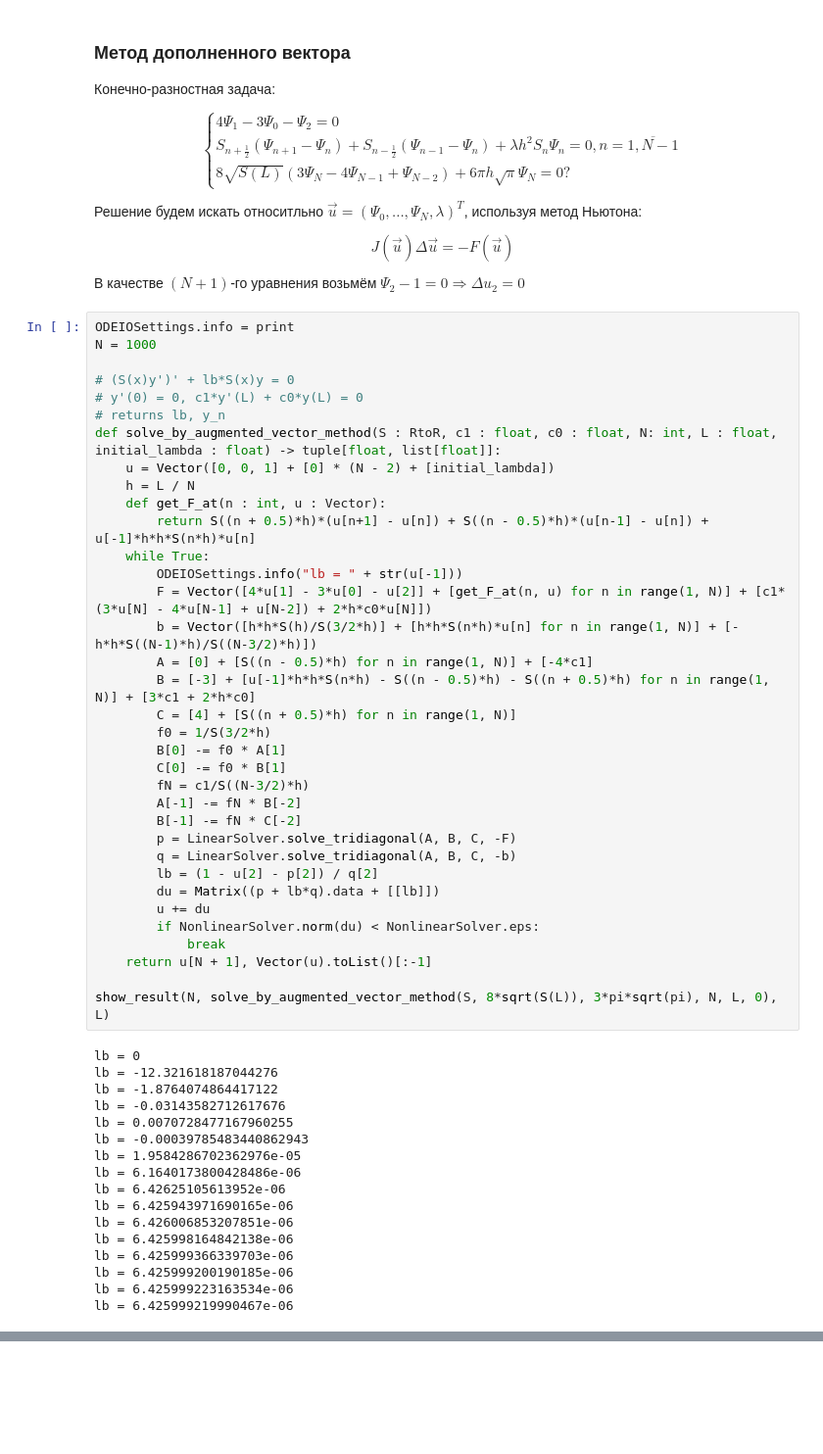
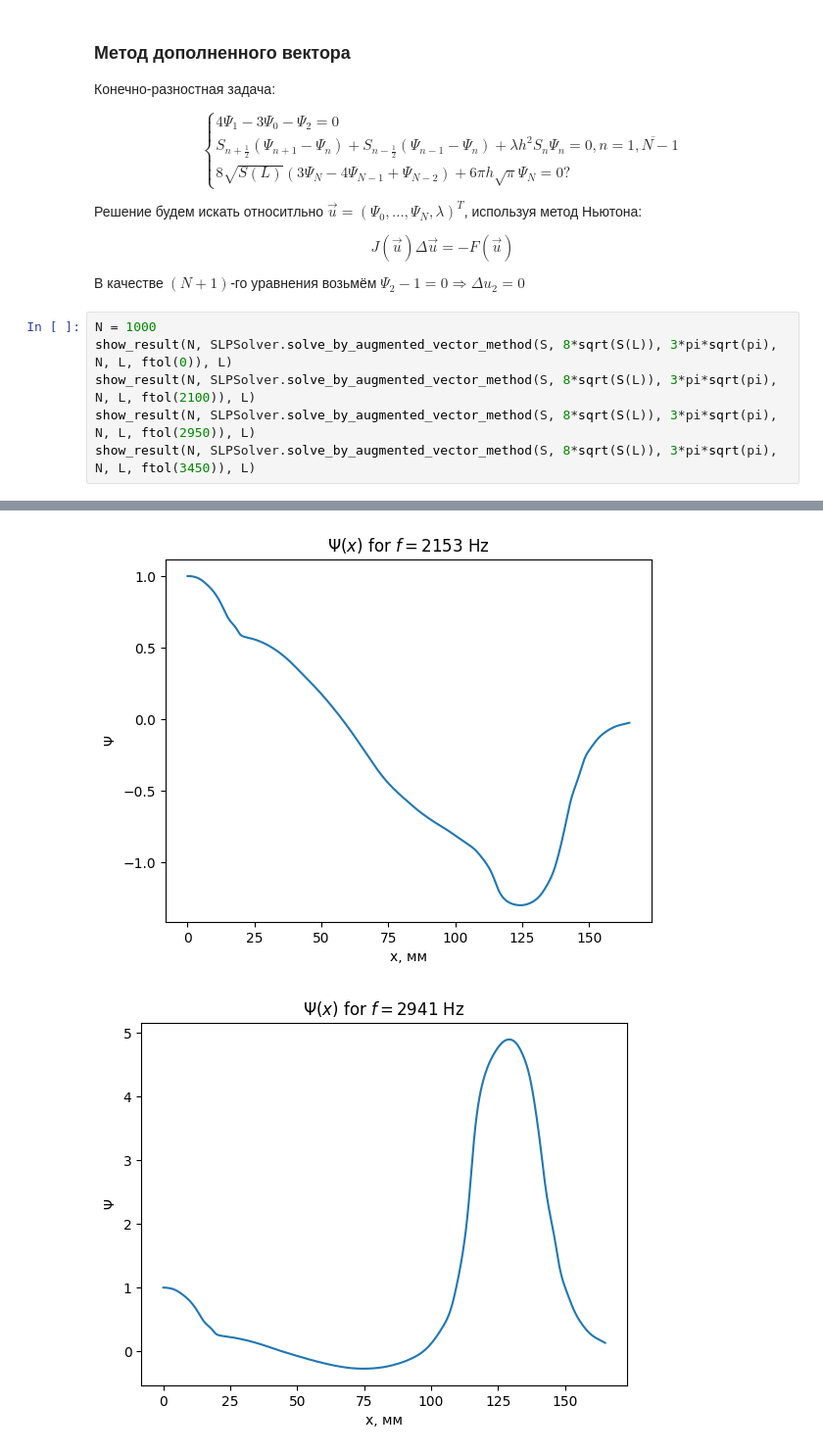
Before and after one commit to VoyakaGOD/computational-mathematics, a Jupyter notebook: Sturm-Liouville-problem.ipynb, the cells around one changed output, grey strips where cells are left out. Shown at 98% size. Cells and saved outputs as stored; diff of their text form; blank space fills up the shorter version.

```diff
--- a/Sturm-Liouville-problem.ipynb
+++ b/Sturm-Liouville-problem.ipynb
@@ -87,55 +67,12 @@ $$J(\vec{u})\Delta \vec{u} = - F(\vec{u})$$
 
 В качестве $(N+1)$-го уравнения возьмём $\Psi_2 - 1 = 0 \Rightarrow \Delta u_2 = 0$
 # %%
-ODEIOSettings.info = print
 N = 1000
-
-# (S(x)y')' + lb*S(x)y = 0
-# y'(0) = 0, c1*y'(L) + c0*y(L) = 0
-# returns lb, y_n
-def solve_by_augmented_vector_method(S : RtoR, c1 : float, c0 : float, N: int, L : float, initial_lambda : float) -> tuple[float, list[float]]:
-    u = Vector([0, 0, 1] + [0] * (N - 2) + [initial_lambda])
-    h = L / N
-    def get_F_at(n : int, u : Vector):
-        return S((n + 0.5)*h)*(u[n+1] - u[n]) + S((n - 0.5)*h)*(u[n-1] - u[n]) + u[-1]*h*h*S(n*h)*u[n]
-    while True:
-        ODEIOSettings.info("lb = " + str(u[-1]))
-        F = Vector([4*u[1] - 3*u[0] - u[2]] + [get_F_at(n, u) for n in range(1, N)] + [c1*(3*u[N] - 4*u[N-1] + u[N-2]) + 2*h*c0*u[N]])
-        b = Vector([h*h*S(h)/S(3/2*h)] + [h*h*S(n*h)*u[n] for n in range(1, N)] + [-h*h*S((N-1)*h)/S((N-3/2)*h)])
-        A = [0] + [S((n - 0.5)*h) for n in range(1, N)] + [-4*c1]
-        B = [-3] + [u[-1]*h*h*S(n*h) - S((n - 0.5)*h) - S((n + 0.5)*h) for n in range(1, N)] + [3*c1 + 2*h*c0]
-        C = [4] + [S((n + 0.5)*h) for n in range(1, N)]
-        f0 = 1/S(3/2*h)
-        B[0] -= f0 * A[1]
-        C[0] -= f0 * B[1]
-        fN = c1/S((N-3/2)*h)
-        A[-1] -= fN * B[-2]
-        B[-1] -= fN * C[-2]
-        p = LinearSolver.solve_tridiagonal(A, B, C, -F)
-        q = LinearSolver.solve_tridiagonal(A, B, C, -b)
-        lb = (1 - u[2] - p[2]) / q[2]
-        du = Matrix((p + lb*q).data + [[lb]])
-        u += du
-        if NonlinearSolver.norm(du) < NonlinearSolver.eps:
-            break
-    return u[N + 1], Vector(u).toList()[:-1]
-
-show_result(N, solve_by_augmented_vector_method(S, 8*sqrt(S(L)), 3*pi*sqrt(pi), N, L, 0), L)
+show_result(N, SLPSolver.solve_by_augmented_vector_method(S, 8*sqrt(S(L)), 3*pi*sqrt(pi), N, L, ftol(0)), L)
+show_result(N, SLPSolver.solve_by_augmented_vector_method(S, 8*sqrt(S(L)), 3*pi*sqrt(pi), N, L, ftol(2100)), L)
+show_result(N, SLPSolver.solve_by_augmented_vector_method(S, 8*sqrt(S(L)), 3*pi*sqrt(pi), N, L, ftol(2950)), L)
+show_result(N, SLPSolver.solve_by_augmented_vector_method(S, 8*sqrt(S(L)), 3*pi*sqrt(pi), N, L, ftol(3450)), L)
 # %% [output]
-lb = 0
-lb = -12.321618187044276
-lb = -1.8764074864417122
-lb = -0.03143582712617676
-lb = 0.0070728477167960255
-lb = -0.00039785483440862943
-lb = 1.9584286702362976e-05
-lb = 6.1640173800428486e-06
-lb = 6.42625105613952e-06
-lb = 6.425943971690165e-06
-lb = 6.426006853207851e-06
-lb = 6.425998164842138e-06
-lb = 6.425999366339703e-06
-lb = 6.425999200190185e-06
-lb = 6.425999223163534e-06
-lb = 6.425999219990467e-06
 [figure]
+[figure, added]
+[figure, added]
```
Also changed, not shown: parts of 4 cells of this notebook, 4 other files.
